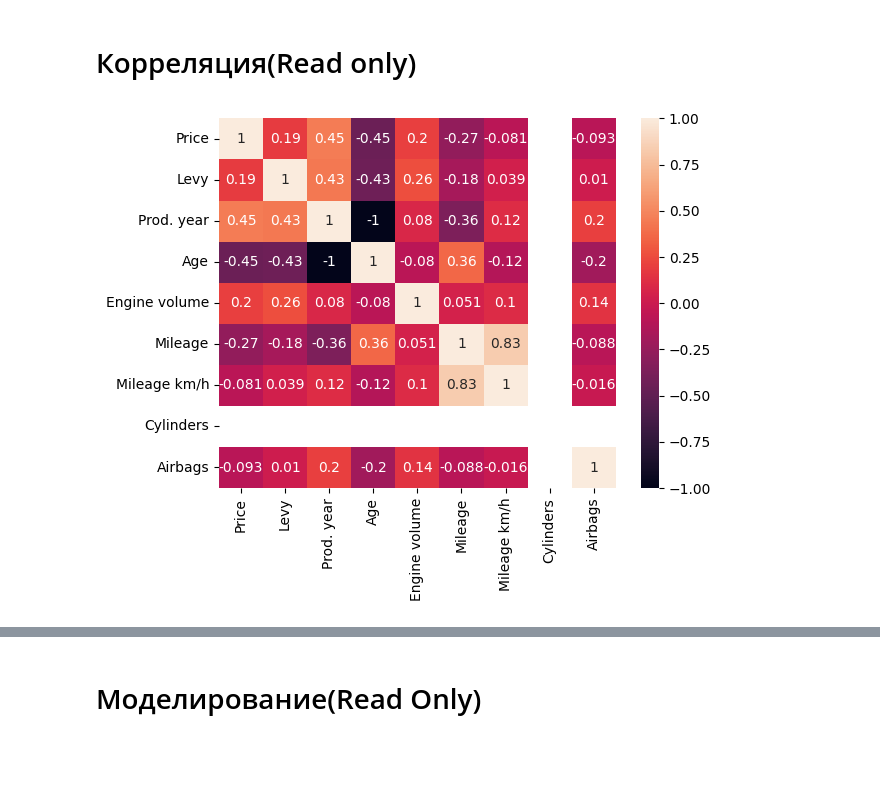
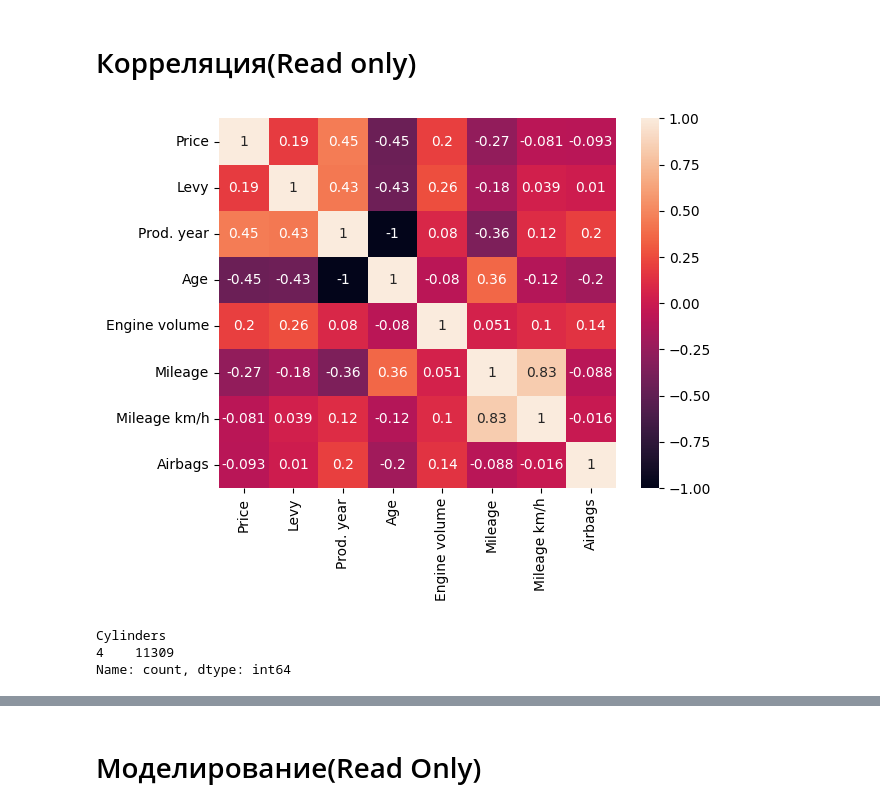
Before and after one commit to Paul-the-human/car_price_prediction, a Jupyter notebook: car_price_prediction.ipynb, the cells around one changed output, grey strips where cells are left out. Drawn from its saved outputs; the diff is of its cells as text; code cells hidden in the pictures; blank space fills up the shorter version.

```diff
--- a/car_price_prediction.ipynb
+++ b/car_price_prediction.ipynb
@@ -590,6 +589,12 @@ eda_visualize(df["Mileage km/h"])
 # %% [markdown]
 # Корреляция(Read only)
 # %%
-sns.heatmap(df[["Price", "Levy", "Prod. year", "Age", "Engine volume", "Mileage", "Mileage km/h", "Cylinders", "Airbags"]].corr(), annot=True);
+sns.heatmap(df[["Price", "Levy", "Prod. year", "Age", "Engine volume", "Mileage", "Mileage km/h", "Airbags"]].corr(), annot=True);
 # %% [output]
-[figure, old version]
+[figure, new version]
+# %%
+df["Cylinders"].value_counts()
+# %% [output]
+Cylinders
+4    11309
+Name: count, dtype: int64
```
Also changed, not shown: parts of 28 cells of this notebook.
